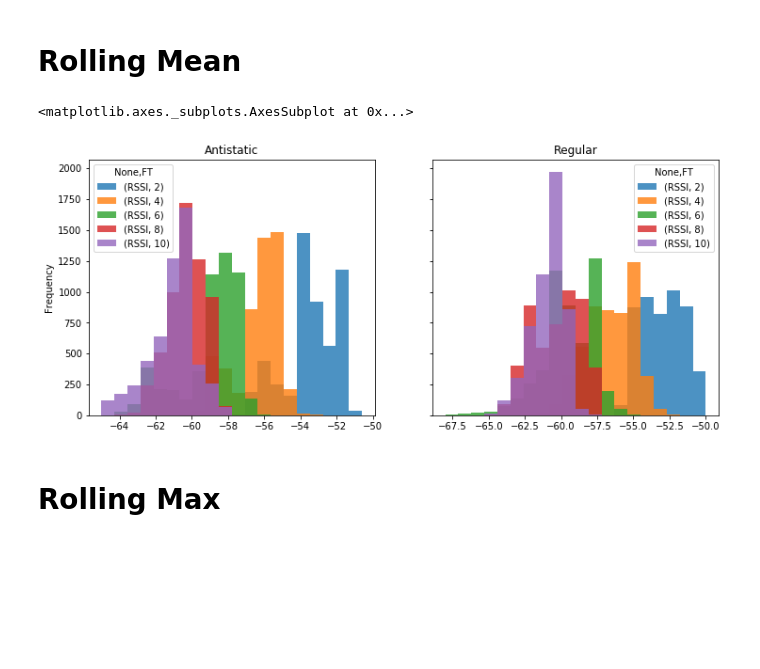
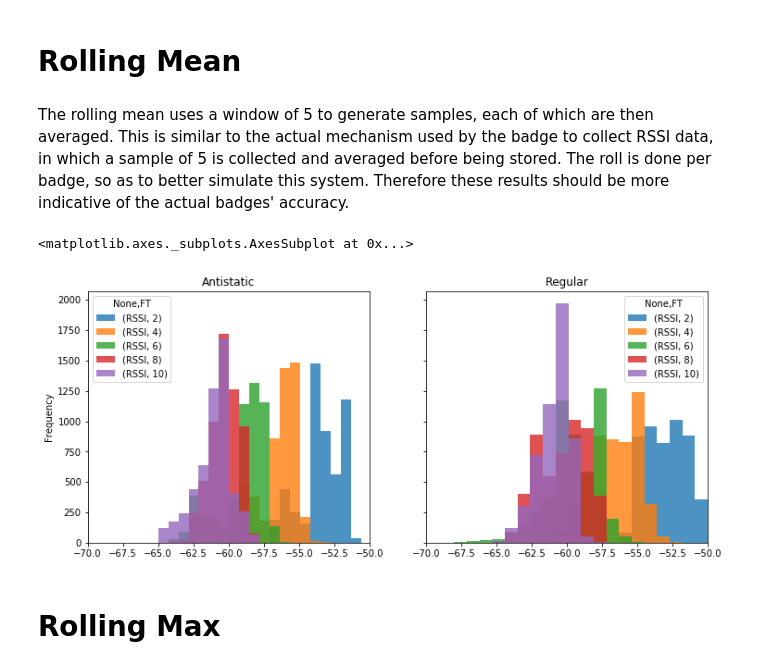
Before and after one commit to HumanDynamics/openbadge, a Jupyter notebook: holderTests/holder_analysis.ipynb, the cells around one changed output. Saved outputs shown, nothing was run; the diff lists cells and outputs as text; code cells hidden in the pictures; blank space fills up the shorter version.

```diff
--- a/holderTests/holder_analysis.ipynb
+++ b/holderTests/holder_analysis.ipynb
@@ -74,14 +77,16 @@ raw_data_1.plot(ax=axes[1], kind="hist", alpha=.8, bins=15, title="Regular")
 # %% [markdown]
 # Rolling Mean
+# %% [markdown]
+The rolling mean uses a window of 5 to generate samples, each of which are then averaged. This is similar to the actual mechanism used by the badge to collect RSSI data, in which a sample of 5 is collected and averaged before being stored. The roll is done per badge, so as to better simulate this system. Therefore these results should be more indicative of the actual badges' accuracy.
 # %%
 roll_mean0 = data.loc["antistatic"].groupby("MAC").rolling(5).mean().drop(columns=["MAC", "DATETIME"]).unstack(level="FT")
 roll_mean1 = data.loc["regular"].groupby("MAC").rolling(5).mean().drop(columns=["MAC", "DATETIME"]).unstack(level="FT")
 
 fig, axes = plt.subplots(nrows=1, ncols=2, figsize=(12,5), sharey=True)
-roll_mean0.plot(ax=axes[0], kind='hist', bins=20, alpha=.8, title="Antistatic")
-roll_mean1.plot(ax=axes[1], kind='hist', bins=20, alpha=.8, title="Regular")
+roll_mean0.plot(ax=axes[0], kind='hist', bins=20, alpha=.8, xlim=(-70,-50), title="Antistatic")
+roll_mean1.plot(ax=axes[1], kind='hist', bins=20, alpha=.8, xlim=(-70,-50), title="Regular")
 # %% [output]
 <matplotlib.axes._subplots.AxesSubplot at 0x...>
-[figure, old version]
+[figure, new version]
 # %% [markdown]
 # Rolling Max
```
Also changed, not shown: parts of 6 cells of this notebook, 12 other files.
